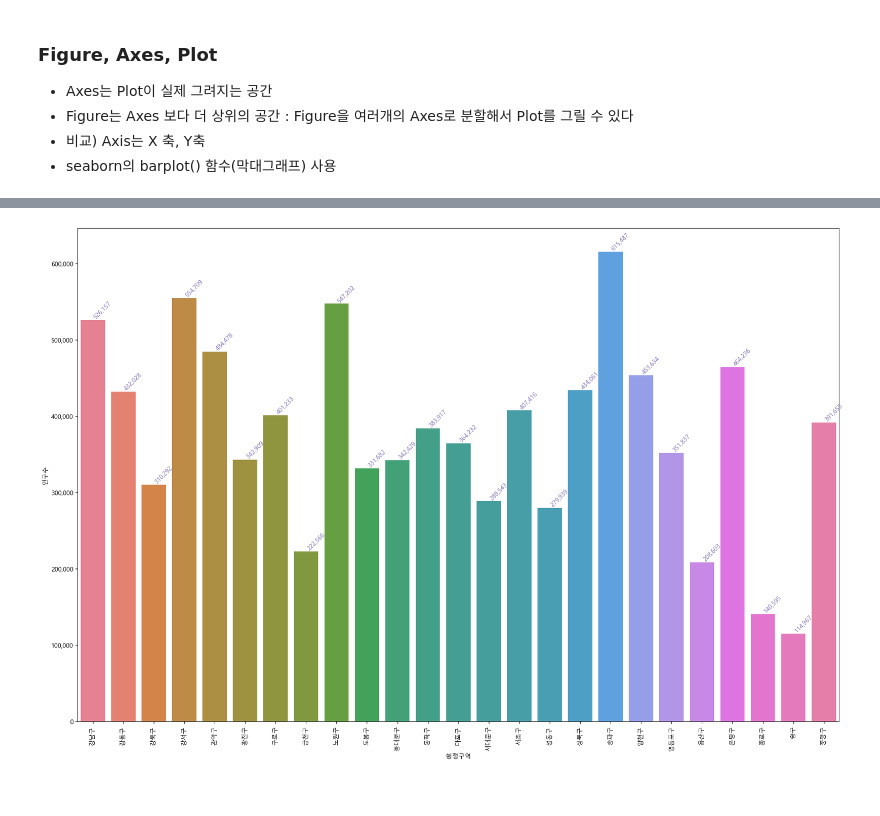
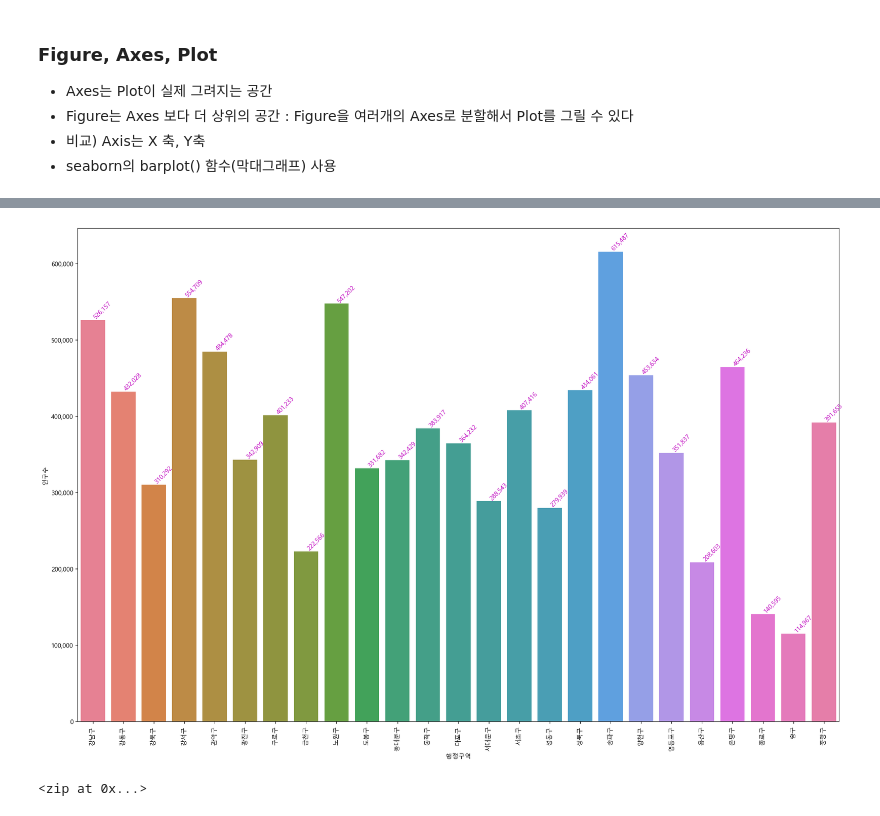
Before and after one commit to PMiNOO/SKSh_Python_Webscraping_Analysis, a Jupyter notebook: 03-1.행정구역정보_분석과시각화.ipynb, the cells around one changed output, grey strips where cells are left out. Cells and saved outputs as stored; diff of their text form; code cells hidden in the pictures.

```diff
--- a/03-1.행정구역정보_분석과시각화.ipynb
+++ b/03-1.행정구역정보_분석과시각화.ipynb
@@ -531,3 +648,4 @@ Index(['Unnamed: 0', '인구수', 'shortName', 'x', 'y', '면적', '광역시도
 229 rows × 8 columns
 # %%
 #원본 객체가 변경되고 변경된 결과는 출력하지 않는다.
+data.rename(columns={'Unnamed: 0':'seq'}, inplace=True)
@@ -536,2 +652,4 @@ Index(['seq', '인구수', 'shortName', 'x', 'y', '면적', '광역시도', '행
 # %%
 # seq 컬럼을 인덱스로 변경한다 ( 원본 객체가 변경됨 )
+data.set_index('seq', inplace=True)
+data.head()
@@ -693,6 +857,8 @@ Successfully installed xlsxwriter-3.2.2
 -0.3460351605045768
 # %%
 #서울의 면적과 인구수의 상관계수 구하기
+seoul_df = data.loc[data['광역시도'] == '서울특별시',['행정구역','인구수','면적']]
+seoul_df['면적'].corr(seoul_df['인구수'])
 # %% [output]
 0.6644268188909778
 # %%
@@ -868,16 +1066,20 @@ show_pop_area('경기도')
 # %%
-# figure, ax1 = plt.subplots(nrows=1, ncols=1)
-# figure.set_size_inches(18,12)
-# sns.barplot(data=seoul_df, x="행정구역", y="인구수", ax=ax1,hue='행정구역')
+figure, ax1 = plt.subplots(nrows=1, ncols=1)
+figure.set_size_inches(18,12)
+sns.barplot(data=seoul_df, x="행정구역", y="인구수", ax=ax1,hue='행정구역')
 
 #y축의 label값에 ,(콤마) 출력하기
-# ax1.get_yaxis().set_major_formatter(plt.FuncFormatter(lambda x, loc: "{:,}".format(int(x))))
+ax1.get_yaxis().set_major_formatter(plt.FuncFormatter(lambda x, loc: "{:,}".format(int(x))))
 
-
-# for item in ax1.get_xticklabels():
-#     item.set_rotation(90)
-# for i, v in enumerate(seoul_df["인구수"].items()):
-#     ax1.text(i ,v[1], "{:,}".format(v[1]), color='m', va ='bottom', rotation=45)
-# plt.tight_layout()
+for item in ax1.get_xticklabels():
+    item.set_rotation(90)
+for i, v in enumerate(seoul_df["인구수"].items()):
+    ax1.text(i ,v[1], "{:,}".format(v[1]), color='m', va ='bottom', rotation=45)
+plt.tight_layout()
+plt.show()
 # %% [output]
-[figure, old version]
+[figure, new version]
+# %%
+seoul_df["인구수"].items()
+# %% [output]
+<zip at 0x...>
```
Also changed, not shown: parts of 75 cells of this notebook, 7 other files.
